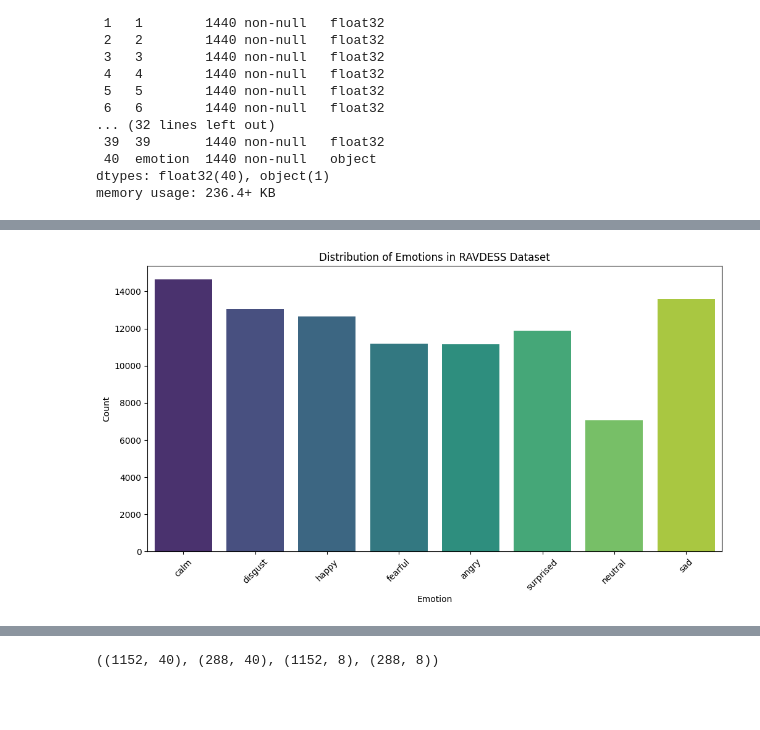
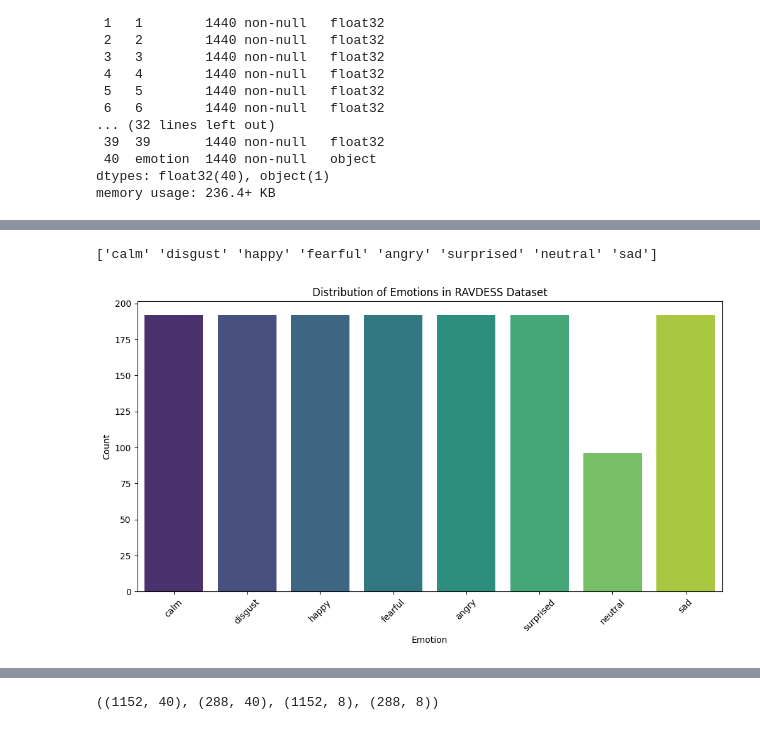
Before and after one commit to Nobodybob1/Speech-Emotion-Recognition, a Jupyter notebook: main.ipynb, the cells around one changed output, grey strips where cells are left out. Saved outputs shown, nothing was run; the diff lists cells and outputs as text; code cells hidden in the pictures; blank space fills up the shorter version.

Commit message:
fixed visualization

```diff
--- a/main.ipynb
+++ b/main.ipynb
@@ -121,18 +151,20 @@ df.describe()
+# %%
+print(df['emotion'].unique())
+# %% [output]
+['calm' 'disgust' 'happy' 'fearful' 'angry' 'surprised' 'neutral' 'sad']
 # %%
 import matplotlib.pyplot as plt
 import seaborn as sns
 
-# Visualizing the distribution of emotions
-
 plt.figure(figsize=(12, 6))
-sns.countplot(x='emotion', hue='emotion', data=df, palette='viridis', legend=False)
+sns.countplot(x='emotion', data=df[['emotion']], hue='emotion', palette='viridis')
 plt.title('Distribution of Emotions in RAVDESS Dataset')
 plt.xlabel('Emotion')
 plt.ylabel('Count')
 plt.xticks(rotation=45)
 plt.show()
 # %% [output]
-[figure, old version]
+[figure, new version]
 # %%
 from sklearn.preprocessing import LabelEncoder
 import tensorflow as tf
```
Also changed, not shown: parts of 8 cells of this notebook.
